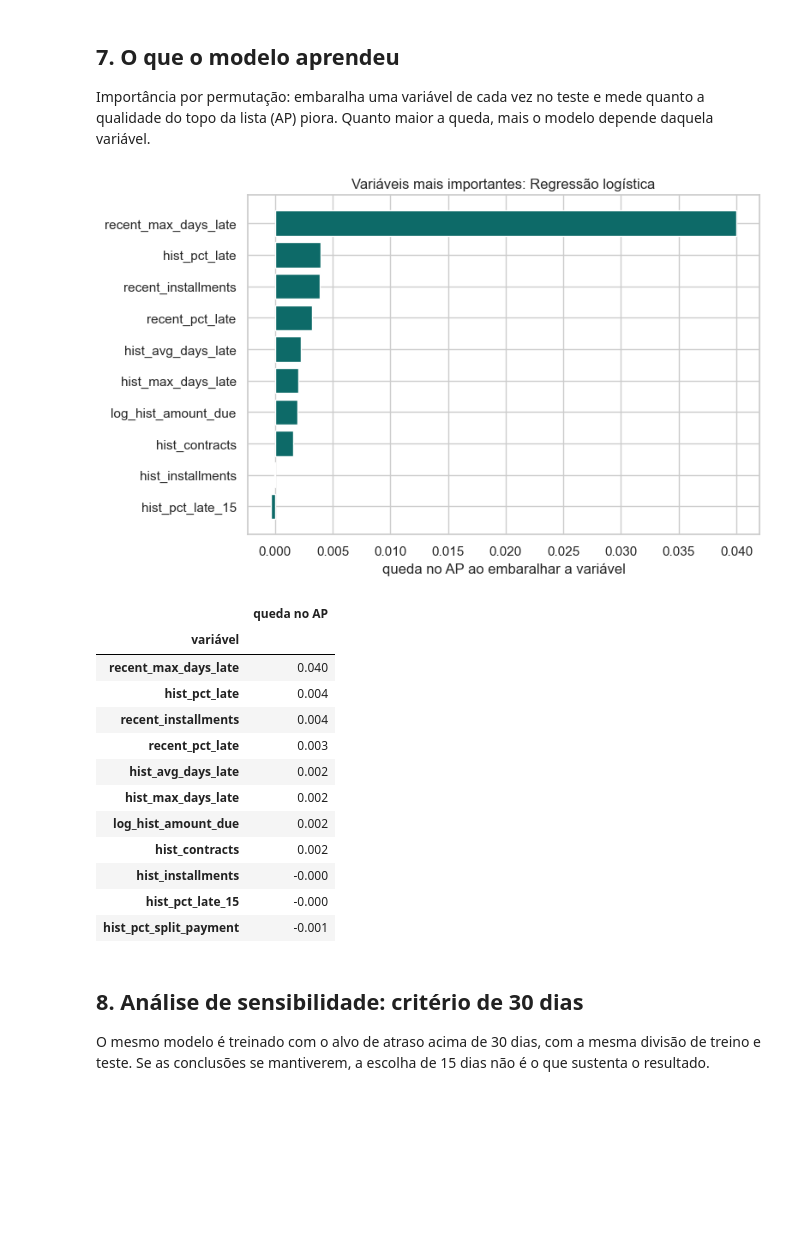
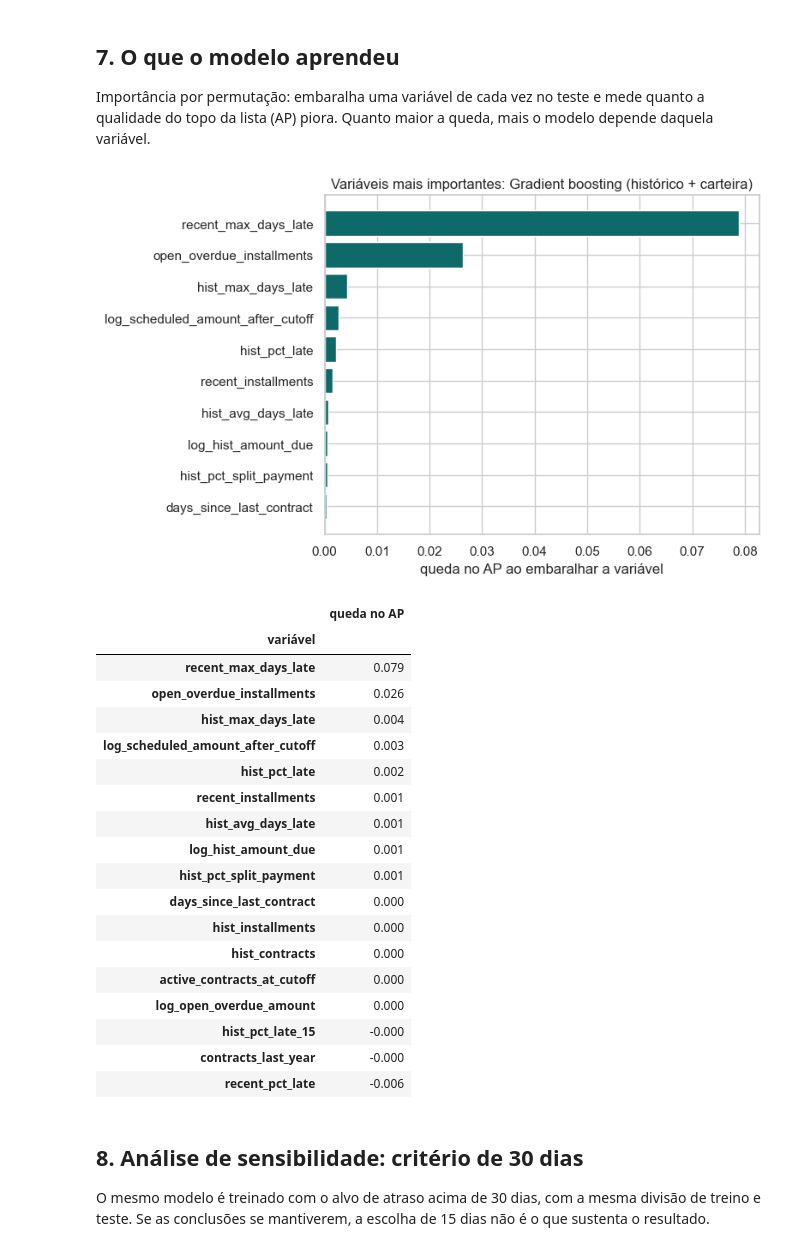
Before and after one commit to felipecarv91/collections-risk-prioritization, a Jupyter notebook: notebooks/02_modelo.ipynb, the cells around one changed output. Drawn from its saved outputs; the diff is of its cells as text; code cells hidden in the pictures; blank space fills up the shorter version.

Commit message:
Adiciona variáveis de carteira no corte, valor previsto e execução em um comando

```diff
--- a/notebooks/02_modelo.ipynb
+++ b/notebooks/02_modelo.ipynb
@@ -57,7 +61,7 @@ O valor a receber no período **não** entra como variável: ele é usado só pa
 df = load_client_base()
 X = prepare_features(df)
 y = df["target_late_15"].astype(int)
-value = df["window_amount_due"]
+value = df["scheduled_window_amount"]  # valor previsto no corte (ver docs/decisoes.md, item 22)
 
 print(f"{len(X):,} clientes, {len(BEHAVIOR_FEATURES)} variáveis de comportamento no modelo, {y.mean():.2%} em risco")
 X.head()
@@ -107,19 +114,24 @@ def make_preprocess(numeric, categorical=()):
     return ColumnTransformer(steps)
 
 
-# Cada modelo recebe o próprio pré-processamento: se os dois dividissem o mesmo objeto,
-# treinar um modelo reajustaria o pré-processamento do outro.
-models = {
-    "Regressão logística": Pipeline([
-        ("prep", make_preprocess(BEHAVIOR_FEATURES)),
-        ("model", LogisticRegression(class_weight="balanced", max_iter=2000)),
-    ]),
-    "Gradient boosting": Pipeline([
-        ("prep", make_preprocess(BEHAVIOR_FEATURES)),
-        ("model", HistGradientBoostingClassifier(
-            class_weight="balanced", learning_rate=0.05, max_iter=300, random_state=SEED)),
-    ]),
+feature_sets = {
+    "histórico": PAYMENT_HISTORY_FEATURES,
+    "histórico + carteira": BEHAVIOR_FEATURES,
 }
+estimators = {
+    "Regressão logística": LogisticRegression(class_weight="balanced", max_iter=2000),
+    "Gradient boosting": HistGradientBoostingClassifier(
+        class_weight="balanced", learning_rate=0.05, max_iter=300, random_state=SEED),
+}
+
+# Cada combinação recebe o próprio pré-processamento: se dividissem o mesmo objeto,
+# treinar uma reajustaria o pré-processamento da outra.
+models, model_features = {}, {}
+for est_name, estimator in estimators.items():
+    for set_name, features in feature_sets.items():
+        name = f"{est_name} ({set_name})"
+        models[name] = Pipeline([("prep", make_preprocess(features)), ("model", clone(estimator))])
+        model_features[name] = features
 # %% [markdown]
 ## 5. Comparação por validação cruzada
 
@@ -210,42 +228,49 @@ plt.show()
 Importância por permutação: embaralha uma variável de cada vez no teste e mede quanto a qualidade do topo da lista (AP) piora. Quanto maior a queda, mais o modelo depende daquela variável.
 # %%
 best_model = models[best_name]
-sample = X_test[BEHAVIOR_FEATURES].sample(n=min(20_000, len(X_test)), random_state=SEED)
+best_features = model_features[best_name]
+sample = X_test[best_features].sample(n=min(20_000, len(X_test)), random_state=SEED)
 importance = permutation_importance(
     best_model, sample, y_test.loc[sample.index],
     scoring="average_precision", n_repeats=5, random_state=SEED,
 )
 importance_table = (
     pd.DataFrame({"variável": sample.columns, "queda no AP": importance.importances_mean})
     .sort_values("queda no AP", ascending=False)
     .set_index("variável")
 )
 
 top = importance_table.head(10).iloc[::-1]
 fig, ax = plt.subplots(figsize=(8, 5))
 ax.barh(top.index, top["queda no AP"], color="#0d6a68")
 ax.set_xlabel("queda no AP ao embaralhar a variável")
 ax.set_title(f"Variáveis mais importantes: {best_name}")
 fig.tight_layout()
 fig.savefig(FIG_DIR / "02_importancia_variaveis.png", dpi=150)
 plt.show()
 
 importance_table
 # %% [output]
-[figure, old version]
+[figure, new version]
 |  | queda no AP |
 | variável |  |
-| recent_max_days_late | 0.040 |
-| hist_pct_late | 0.004 |
-| recent_installments | 0.004 |
-| recent_pct_late | 0.003 |
-| hist_avg_days_late | 0.002 |
-| hist_max_days_late | 0.002 |
-| log_hist_amount_due | 0.002 |
-| hist_contracts | 0.002 |
-| hist_installments | -0.000 |
+| recent_max_days_late | 0.079 |
+| open_overdue_installments | 0.026 |
+| hist_max_days_late | 0.004 |
+| log_scheduled_amount_after_cutoff | 0.003 |
+| hist_pct_late | 0.002 |
+| recent_installments | 0.001 |
+| hist_avg_days_late | 0.001 |
+| log_hist_amount_due | 0.001 |
+| hist_pct_split_payment | 0.001 |
+| days_since_last_contract | 0.000 |
+| hist_installments | 0.000 |
+| hist_contracts | 0.000 |
+| active_contracts_at_cutoff | 0.000 |
+| log_open_overdue_amount | 0.000 |
 | hist_pct_late_15 | -0.000 |
-| hist_pct_split_payment | -0.001 |
+| contracts_last_year | -0.000 |
+| recent_pct_late | -0.006 |
 # %% [markdown]
 ## 8. Análise de sensibilidade: critério de 30 dias
 
```
Also changed, not shown: parts of 17 cells of this notebook, 12 other files.
